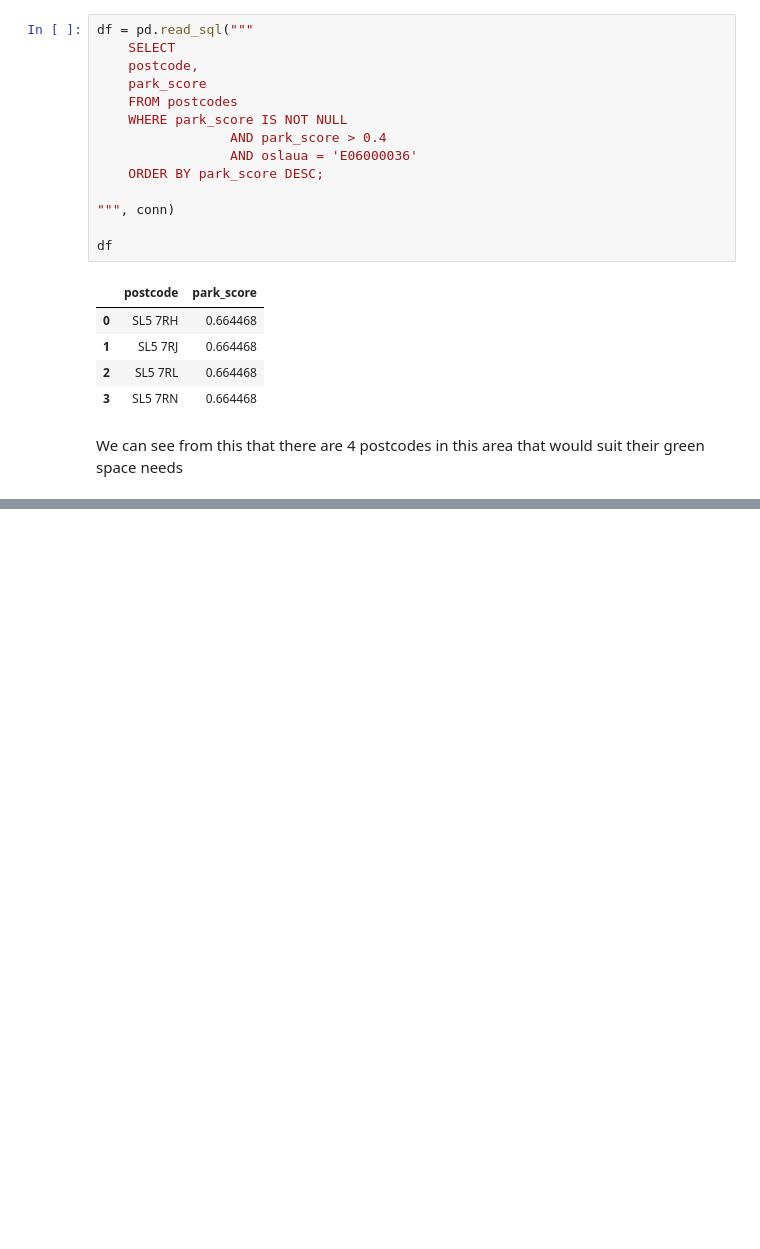
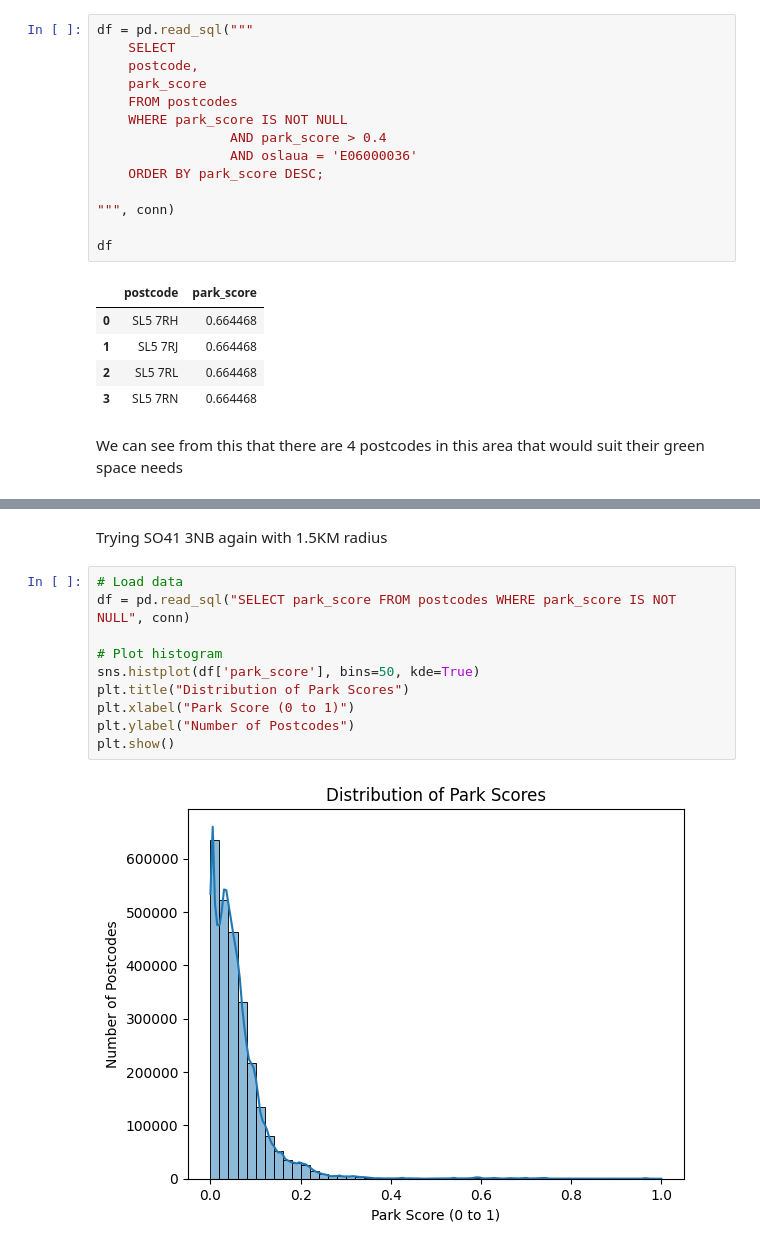
Before and after one commit to moulson/loam, a Jupyter notebook: notebooks/analysis.ipynb, the cells around one changed output, grey strips where cells are left out. Saved outputs shown, nothing was run; the diff lists cells and outputs as text; blank space fills up the shorter version.

Commit message:
add analyis using 1.5km radius

```diff
--- a/notebooks/analysis.ipynb
+++ b/notebooks/analysis.ipynb
@@ -432,0 +444,14 @@ We can see from this that there are 4 postcodes in this area that would suit the
+# %% [markdown]
+Trying SO41 3NB again with 1.5KM radius
+# %%
+# Load data
+df = pd.read_sql("SELECT park_score FROM postcodes WHERE park_score IS NOT NULL", conn)
+
+# Plot histogram
+sns.histplot(df['park_score'], bins=50, kde=True)
+plt.title("Distribution of Park Scores")
+plt.xlabel("Park Score (0 to 1)")
+plt.ylabel("Number of Postcodes")
+plt.show()
+# %% [output]
+[figure, added]
```
Also changed, not shown: parts of 8 cells of this notebook, 1 other file.
